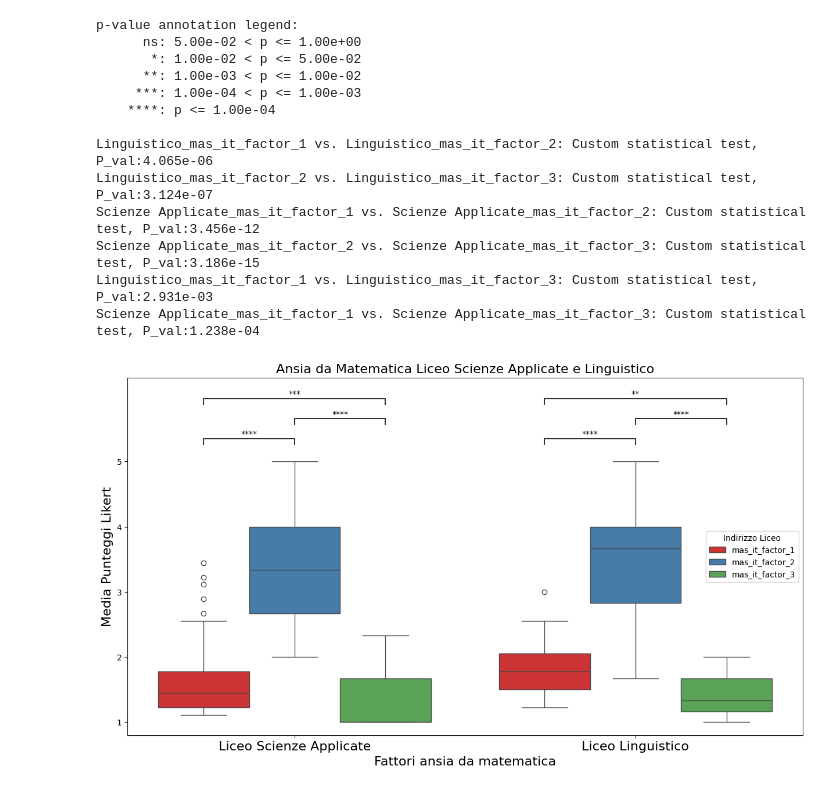
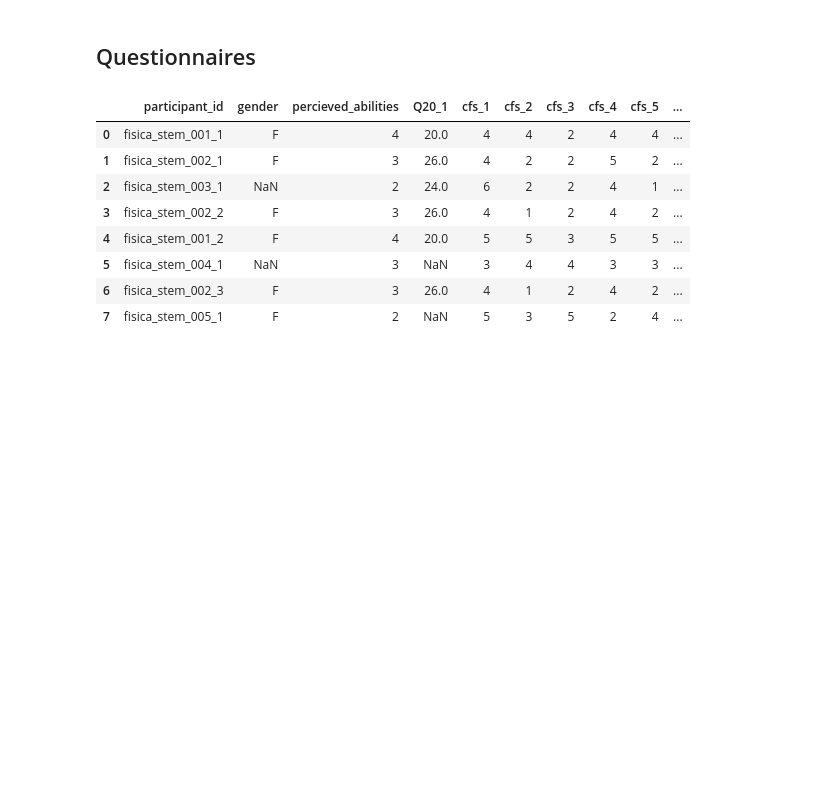
Before and after one commit to emmafranchino/cognoscolab, a Jupyter notebook: rassereno/notebooks/mas_it_2025_plots.ipynb, the cells around one changed output. Drawn from its saved outputs; the diff is of its cells as text; code cells hidden in the pictures; blank space fills up the shorter version.

```diff
--- a/rassereno/notebooks/mas_it_2025_plots.ipynb
+++ b/rassereno/notebooks/mas_it_2025_plots.ipynb
@@ -5,2 +12,2 @@ import numpy as np
 # %%
-pd.set_option('display.max_rows', 100)
+pd.set_option('display.max_columns', 100)
@@ -151,52 +97,19 @@ all_pvals = sig_pvals + sig_factor_pvals
-# %%
-plt.figure(figsize=(15,8))
-ax = sns.boxplot(x = factors_mas_it_2025['faculty'],
-            y = factors_mas_it_2025['score'],
-            hue = factors_mas_it_2025['factor'],
-            palette = 'Set1'
-            )
-
-annotator = Annotator(
-    ax=ax,
-    pairs=sig_factor_pairs,
-    data=factors_mas_it_2025,
-    x="faculty", y="score", hue="factor"
-)
-
-annotator.set_pvalues(sig_factor_pvals)
-annotator.configure(test=None, loc='inside')
-annotator.annotate()
-
-plt.yticks(range(1,6))
-plt.xticks(
-    ticks=range(2),
-    labels=["Liceo Scienze Applicate", "Liceo Linguistico"],
-    fontsize=16
-)
-
-plt.xlabel('Fattori ansia da matematica', fontsize=16)
-plt.ylabel('Media Punteggi Likert', fontsize=16)
-
-plt.legend(title='Indirizzo Liceo')
-
-plt.title("Ansia da Matematica Liceo Scienze Applicate e Linguistico", fontsize=16)
-plt.xticks(fontsize=16)
-
-plt.savefig('boxplot_liceo/mas_it_liceo_factors')
-
-plt.show()
-# %% [output]
-p-value annotation legend:
-      ns: 5.00e-02 < p <= 1.00e+00
-       *: 1.00e-02 < p <= 5.00e-02
-      **: 1.00e-03 < p <= 1.00e-02
-     ***: 1.00e-04 < p <= 1.00e-03
-    ****: p <= 1.00e-04
-
-Linguistico_mas_it_factor_1 vs. Linguistico_mas_it_factor_2: Custom statistical test, P_val:4.065e-06
-Linguistico_mas_it_factor_2 vs. Linguistico_mas_it_factor_3: Custom statistical test, P_val:3.124e-07
-Scienze Applicate_mas_it_factor_1 vs. Scienze Applicate_mas_it_factor_2: Custom statistical test, P_val:3.456e-12
-Scienze Applicate_mas_it_factor_2 vs. Scienze Applicate_mas_it_factor_3: Custom statistical test, P_val:3.186e-15
-Linguistico_mas_it_factor_1 vs. Linguistico_mas_it_factor_3: Custom statistical test, P_val:2.931e-03
-Scienze Applicate_mas_it_factor_1 vs. Scienze Applicate_mas_it_factor_3: Custom statistical test, P_val:1.238e-04
-[figure, removed]
+# %% [markdown]
+## Questionnaires
+# %%
+questionnaires_2025 = pd.read_csv(f'{out_folder}formatting/all_students_2025/all_questionnaires_2025.csv')
+
+# selazionare solo i partecipanti del gruppo STEM
+stem_group_questionnaires = questionnaires_2025[questionnaires_2025['participant_id'].str.startswith('fisica_stem')].reset_index(drop=True)
+# %%
+stem_group_questionnaires
+# %% [output]
+|  | participant_id | gender | percieved_abilities | Q20_1 | cfs_1 | cfs_2 | cfs_3 | cfs_4 | cfs_5 | ... |
+| 0 | fisica_stem_001_1 | F | 4 | 20.0 | 4 | 4 | 2 | 4 | 4 | ... |
+| 1 | fisica_stem_002_1 | F | 3 | 26.0 | 4 | 2 | 2 | 5 | 2 | ... |
+| 2 | fisica_stem_003_1 | NaN | 2 | 24.0 | 6 | 2 | 2 | 4 | 1 | ... |
+| 3 | fisica_stem_002_2 | F | 3 | 26.0 | 4 | 1 | 2 | 4 | 2 | ... |
+| 4 | fisica_stem_001_2 | F | 4 | 20.0 | 5 | 5 | 3 | 5 | 5 | ... |
+| 5 | fisica_stem_004_1 | NaN | 3 | NaN | 3 | 4 | 4 | 3 | 3 | ... |
+| 6 | fisica_stem_002_3 | F | 3 | 26.0 | 4 | 1 | 2 | 4 | 2 | ... |
+| 7 | fisica_stem_005_1 | F | 2 | NaN | 5 | 3 | 5 | 2 | 4 | ... |
```
Also changed, not shown: parts of 13 cells of this notebook, 6 other files.
